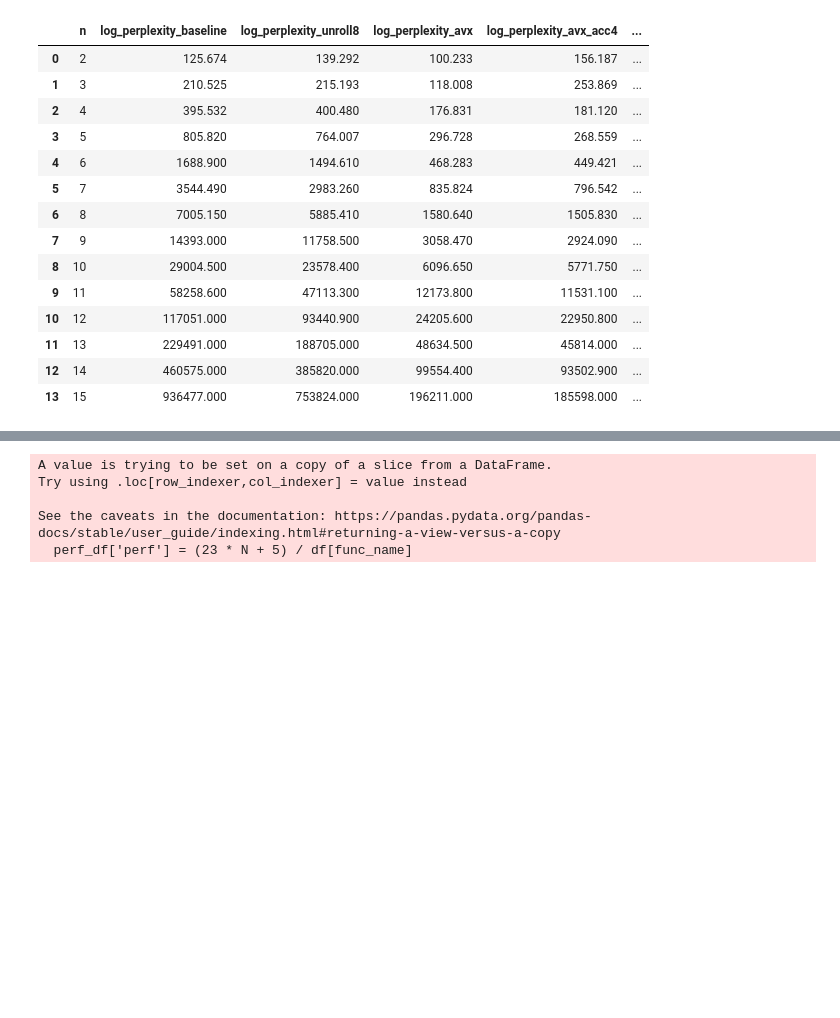
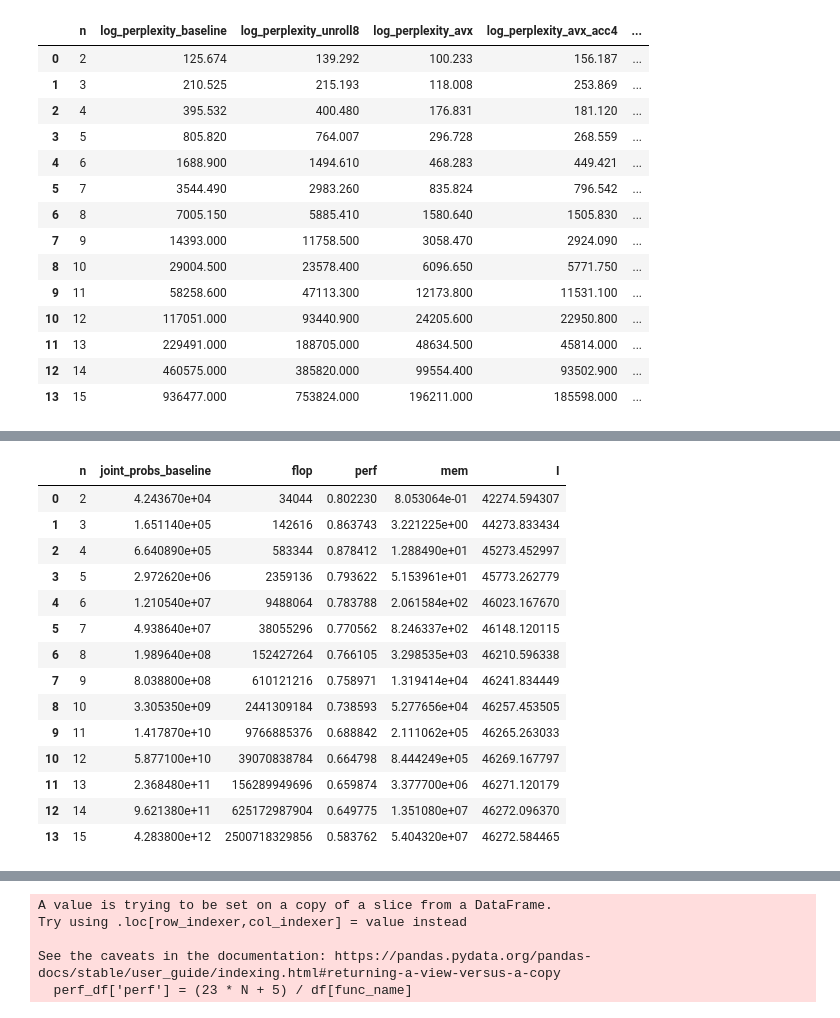
Before and after one commit to ManuelNowack/t-SNE, a Jupyter notebook: analysis/joint_probs/Joint_Probs.ipynb, the cells around one changed output, grey strips where cells are left out. Cells and saved outputs as stored; diff of their text form; code cells hidden in the pictures; blank space fills up the shorter version.

```diff
--- a/analysis/joint_probs/Joint_Probs.ipynb
+++ b/analysis/joint_probs/Joint_Probs.ipynb
@@ -67,0 +95,18 @@ fig.savefig('joint_probs.pdf', bbox_inches='tight')
+# %%
+v1
+# %% [output]
+|  | n | joint_probs_baseline | flop | perf | mem | I |
+| 0 | 2 | 4.243670e+04 | 34044 | 0.802230 | 8.053064e-01 | 42274.594307 |
+| 1 | 3 | 1.651140e+05 | 142616 | 0.863743 | 3.221225e+00 | 44273.833434 |
+| 2 | 4 | 6.640890e+05 | 583344 | 0.878412 | 1.288490e+01 | 45273.452997 |
+| 3 | 5 | 2.972620e+06 | 2359136 | 0.793622 | 5.153961e+01 | 45773.262779 |
+| 4 | 6 | 1.210540e+07 | 9488064 | 0.783788 | 2.061584e+02 | 46023.167670 |
+| 5 | 7 | 4.938640e+07 | 38055296 | 0.770562 | 8.246337e+02 | 46148.120115 |
+| 6 | 8 | 1.989640e+08 | 152427264 | 0.766105 | 3.298535e+03 | 46210.596338 |
+| 7 | 9 | 8.038800e+08 | 610121216 | 0.758971 | 1.319414e+04 | 46241.834449 |
+| 8 | 10 | 3.305350e+09 | 2441309184 | 0.738593 | 5.277656e+04 | 46257.453505 |
+| 9 | 11 | 1.417870e+10 | 9766885376 | 0.688842 | 2.111062e+05 | 46265.263033 |
+| 10 | 12 | 5.877100e+10 | 39070838784 | 0.664798 | 8.444249e+05 | 46269.167797 |
+| 11 | 13 | 2.368480e+11 | 156289949696 | 0.659874 | 3.377700e+06 | 46271.120179 |
+| 12 | 14 | 9.621380e+11 | 625172987904 | 0.649775 | 1.351080e+07 | 46272.096370 |
+| 13 | 15 | 4.283800e+12 | 2500718329856 | 0.583762 | 5.404320e+07 | 46272.584465 |
```
Also changed, not shown: parts of 7 cells of this notebook, 2 other files.
